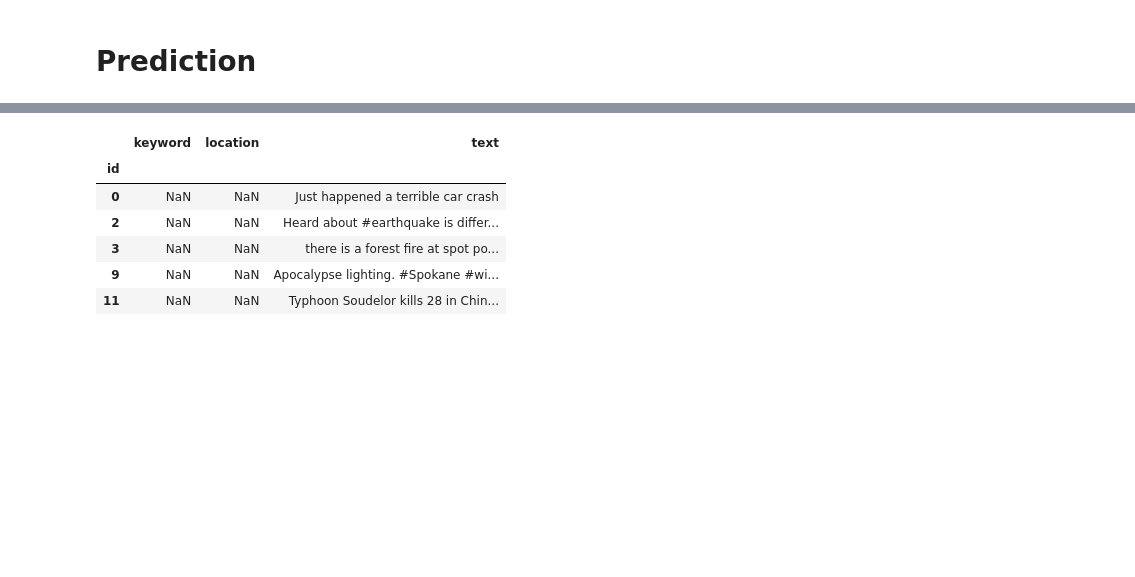
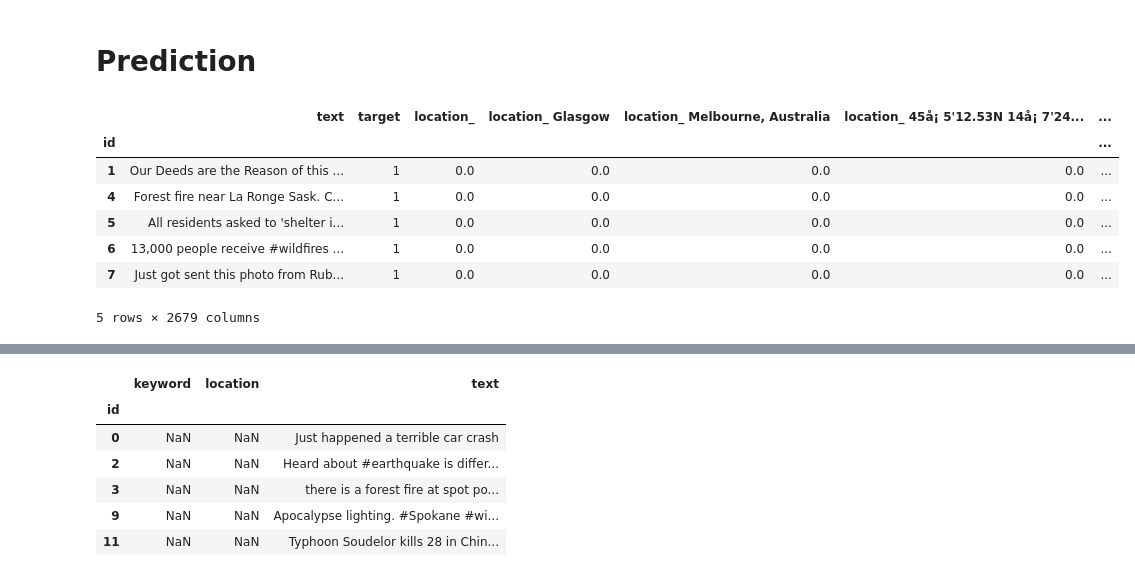
Before and after one commit to SmilesTigeR/statistical-analysis, a Jupyter notebook: Notebook/Disaster/Disaster_1.ipynb, the cells around one changed output, grey strips where cells are left out. Saved outputs shown, nothing was run; the diff lists cells and outputs as text; code cells hidden in the pictures; blank space fills up the shorter version.

```diff
--- a/Notebook/Disaster/Disaster_1.ipynb
+++ b/Notebook/Disaster/Disaster_1.ipynb
@@ -511,5 +513,17 @@ plt.show()
 # Prediction
 # %%
 bow = CountVectorizer(ngram_range = (1, 2)).fit(data_rescale['text'])
+# %%
+data_rescale = add_dummy(data_rescale, onehot)
+data_rescale.head()
+# %% [output]
+|  | text | target | location_ | location_ Glasgow | location_ Melbourne, Australia | location_ 45å¡ 5'12.53N 14å¡ 7'24... | ... |
+| id |  |  |  |  |  |  | ... |
+| 1 | Our Deeds are the Reason of this ... | 1 | 0.0 | 0.0 | 0.0 | 0.0 | ... |
+| 4 | Forest fire near La Ronge Sask. C... | 1 | 0.0 | 0.0 | 0.0 | 0.0 | ... |
+| 5 | All residents asked to 'shelter i... | 1 | 0.0 | 0.0 | 0.0 | 0.0 | ... |
+| 6 | 13,000 people receive #wildfires ... | 1 | 0.0 | 0.0 | 0.0 | 0.0 | ... |
+| 7 | Just got sent this photo from Rub... | 1 | 0.0 | 0.0 | 0.0 | 0.0 | ... |
+5 rows × 2679 columns
 # %%
 data_bow = add_bow(data_rescale, bow)
```
Also changed, not shown: parts of 45 cells of this notebook, 1 other file.
